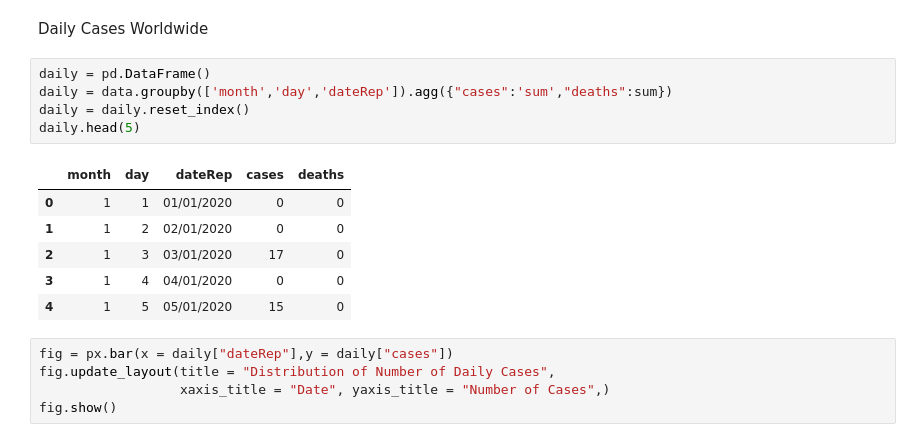
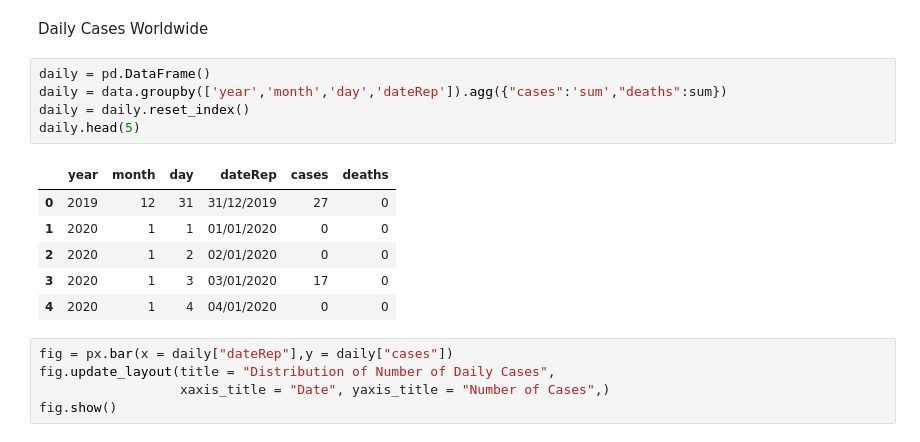
Before and after one commit to shuvopodder/COVID19, a Jupyter notebook: COVID19_data_science.ipynb, the cells around one changed output. Drawn from its saved outputs; the diff is of its cells as text.

```diff
--- a/COVID19_data_science.ipynb
+++ b/COVID19_data_science.ipynb
@@ -89,16 +87,16 @@ data.head()
 Daily Cases Worldwide
 # %%
 daily = pd.DataFrame()
-daily = data.groupby(['month','day','dateRep']).agg({"cases":'sum',"deaths":sum})
+daily = data.groupby(['year','month','day','dateRep']).agg({"cases":'sum',"deaths":sum})
 daily = daily.reset_index()
 daily.head(5)
 # %% [output]
-|  | month | day | dateRep | cases | deaths |
-| 0 | 1 | 1 | 01/01/2020 | 0 | 0 |
-| 1 | 1 | 2 | 02/01/2020 | 0 | 0 |
-| 2 | 1 | 3 | 03/01/2020 | 17 | 0 |
-| 3 | 1 | 4 | 04/01/2020 | 0 | 0 |
-| 4 | 1 | 5 | 05/01/2020 | 15 | 0 |
+|  | year | month | day | dateRep | cases | deaths |
+| 0 | 2019 | 12 | 31 | 31/12/2019 | 27 | 0 |
+| 1 | 2020 | 1 | 1 | 01/01/2020 | 0 | 0 |
+| 2 | 2020 | 1 | 2 | 02/01/2020 | 0 | 0 |
+| 3 | 2020 | 1 | 3 | 03/01/2020 | 17 | 0 |
+| 4 | 2020 | 1 | 4 | 04/01/2020 | 0 | 0 |
 # %%
 fig = px.bar(x = daily["dateRep"],y = daily["cases"])
 fig.update_layout(title = "Distribution of Number of Daily Cases",
```
Also changed, not shown: parts of 16 cells of this notebook.
